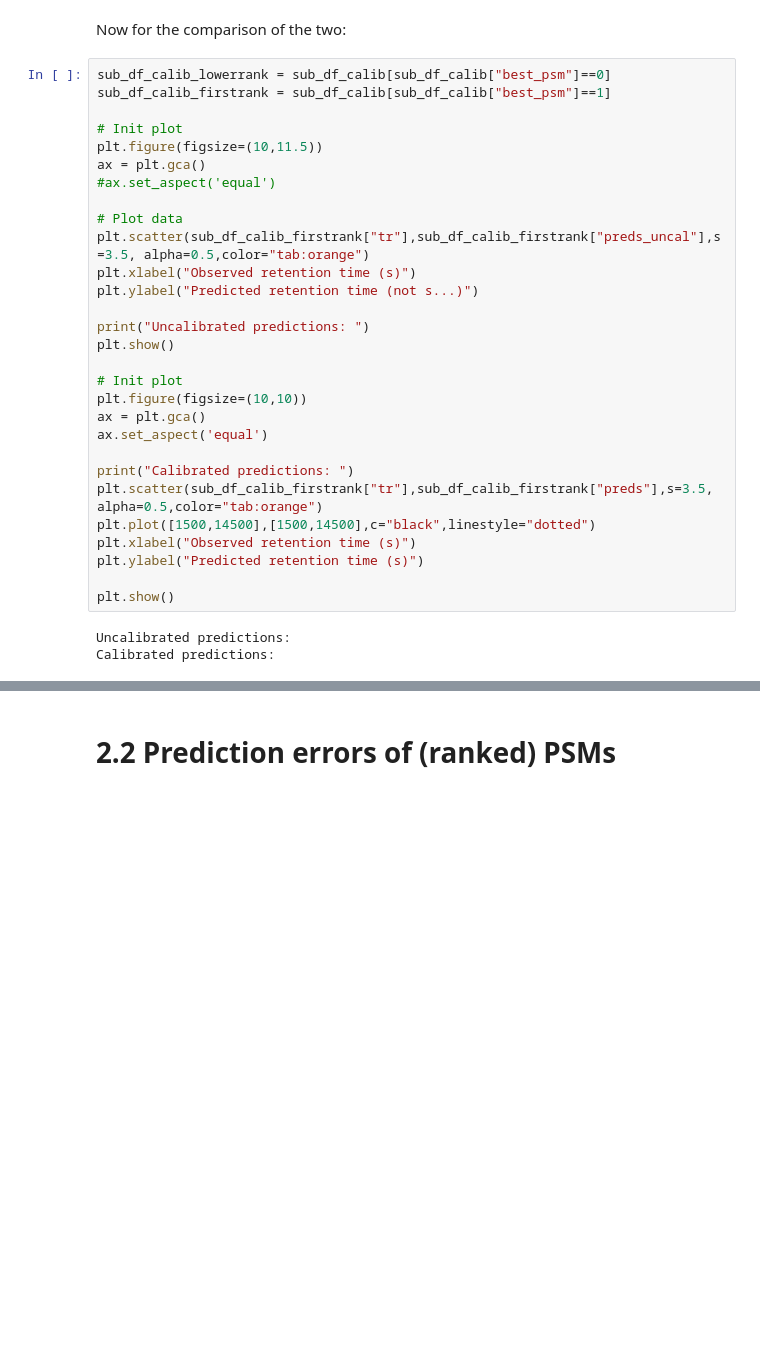
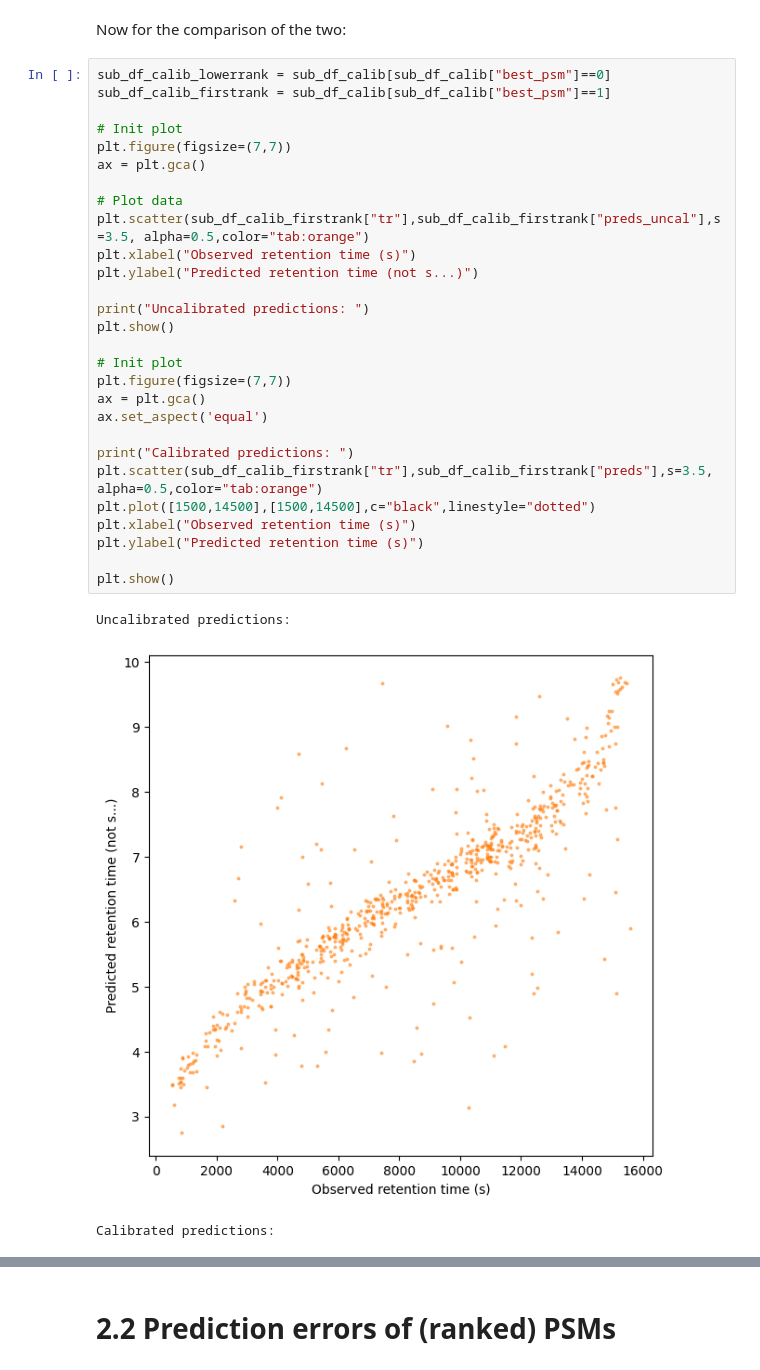
Before and after one commit to Alirezak2n/EuBIC2024_workshop_groupC, a Jupyter notebook: DeepLC.ipynb, the cells around one changed output, grey strips where cells are left out. Cells and saved outputs as stored; diff of their text form; blank space fills up the shorter version.

```diff
--- a/DeepLC.ipynb
+++ b/DeepLC.ipynb
@@ -354,32 +298,32 @@ Now for the comparison of the two:
 # %%
 sub_df_calib_lowerrank = sub_df_calib[sub_df_calib["best_psm"]==0]
 sub_df_calib_firstrank = sub_df_calib[sub_df_calib["best_psm"]==1]
 
 # Init plot
-plt.figure(figsize=(10,11.5))
+plt.figure(figsize=(7,7))
 ax = plt.gca()
-#ax.set_aspect('equal')
 
 # Plot data
 plt.scatter(sub_df_calib_firstrank["tr"],sub_df_calib_firstrank["preds_uncal"],s=3.5, alpha=0.5,color="tab:orange")
 plt.xlabel("Observed retention time (s)")
 plt.ylabel("Predicted retention time (not s...)")
 
 print("Uncalibrated predictions: ")
 plt.show()
 
 # Init plot
-plt.figure(figsize=(10,10))
+plt.figure(figsize=(7,7))
 ax = plt.gca()
 ax.set_aspect('equal')
 
 print("Calibrated predictions: ")
 plt.scatter(sub_df_calib_firstrank["tr"],sub_df_calib_firstrank["preds"],s=3.5, alpha=0.5,color="tab:orange")
 plt.plot([1500,14500],[1500,14500],c="black",linestyle="dotted")
 plt.xlabel("Observed retention time (s)")
 plt.ylabel("Predicted retention time (s)")
 
 plt.show()
 # %% [output]
 Uncalibrated predictions:
-Calibrated predictions:
+[figure, added]
+Calibrated predictions:
```
Also changed, not shown: parts of 39 cells of this notebook.
